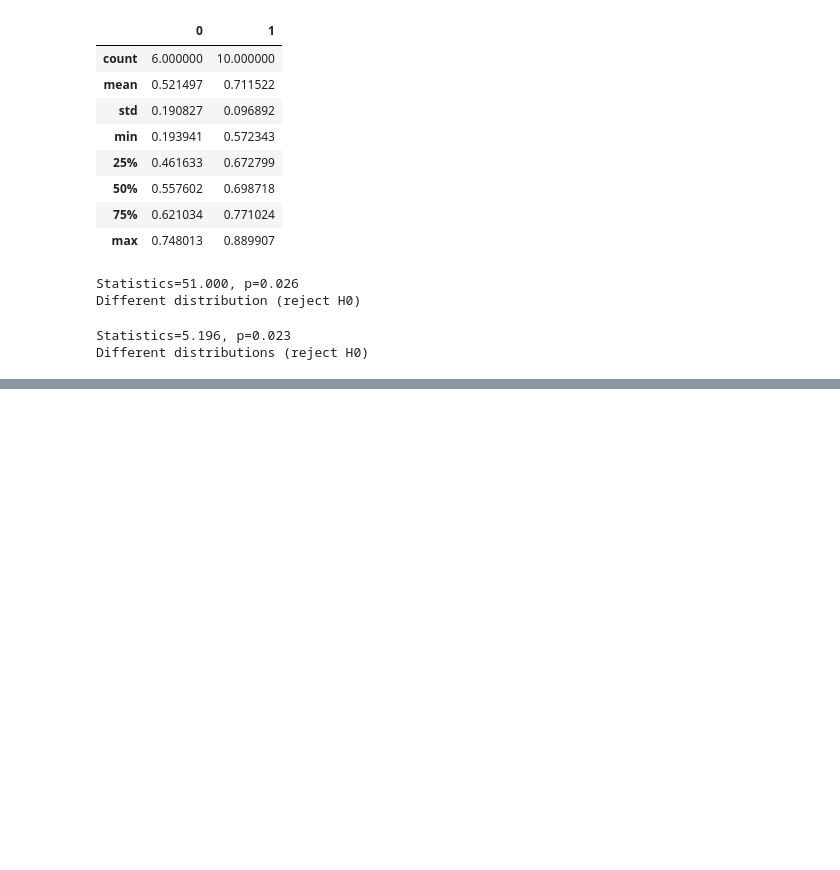
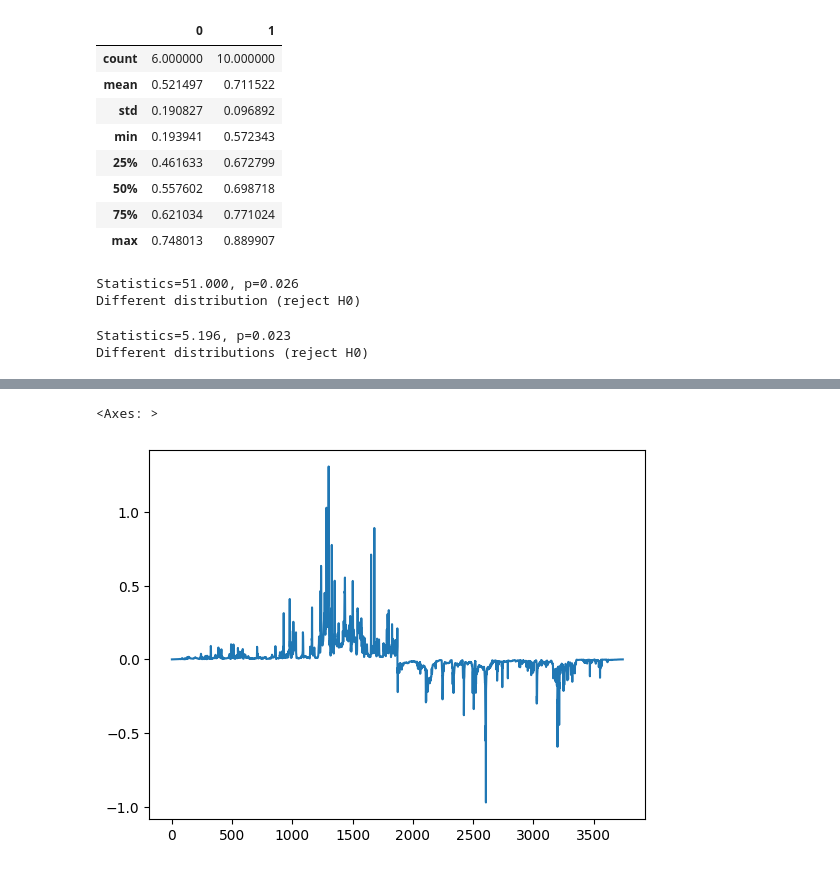
Before and after one commit to vn322/Sport-University, a Jupyter notebook: combat/kata1.ipynb, the cells around one changed output, grey strips where cells are left out. Saved outputs shown, nothing was run; the diff lists cells and outputs as text; code cells hidden in the pictures; blank space fills up the shorter version.

```diff
--- a/combat/kata1.ipynb
+++ b/combat/kata1.ipynb
@@ -1172,0 +1202,5 @@ Different distributions (reject H0)
+# %%
+fftfreq(3743,k_5['X-angle']).plot()
+# %% [output]
+<Axes: >
+[figure, added]
```
Also changed, not shown: parts of 17 cells of this notebook.
